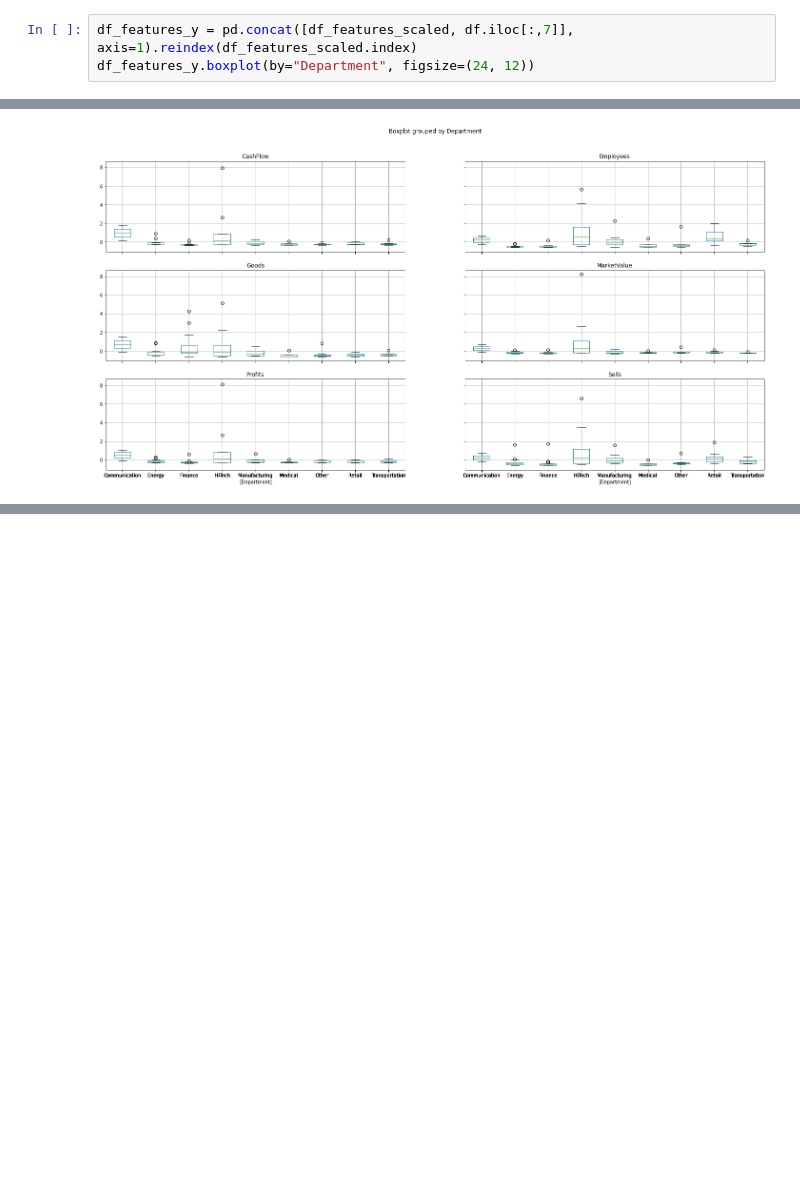
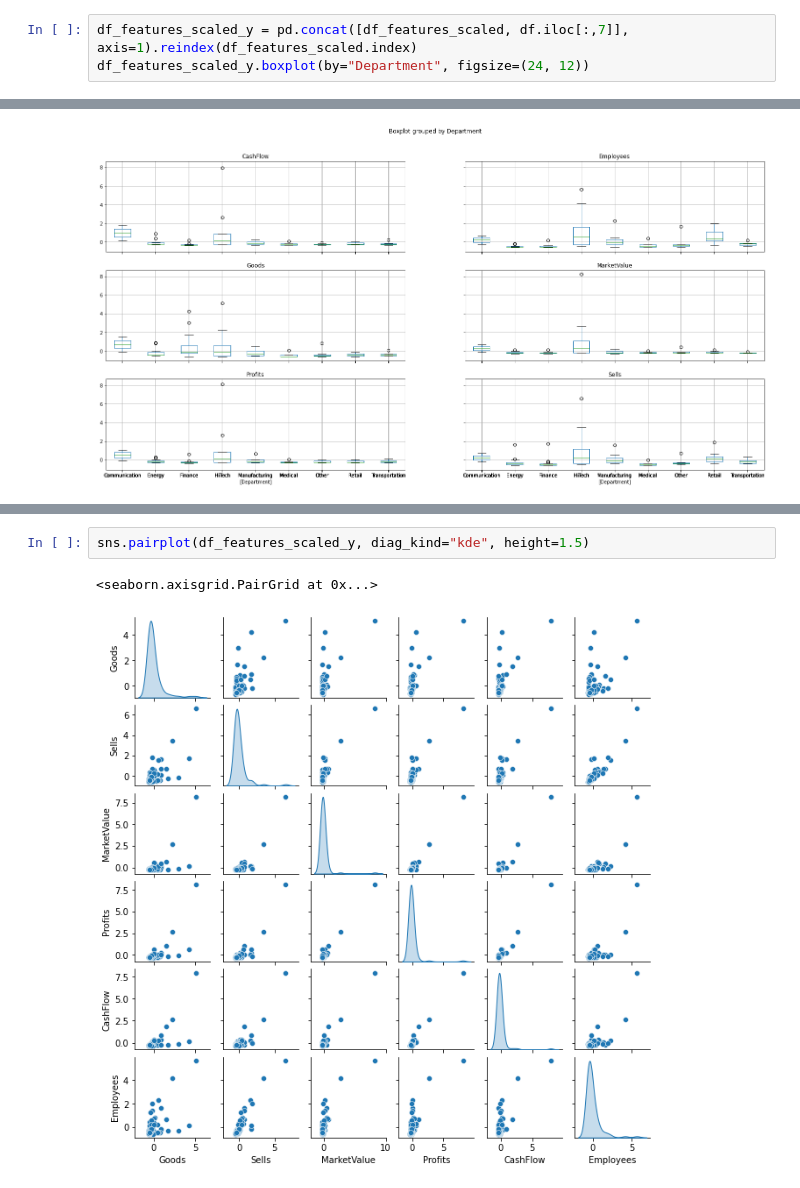
Before and after one commit to MartinSantaGitHub/curso-estadistica-multivariante, a Jupyter notebook: Tareas/tarea_01.ipynb, the cells around one changed output, grey strips where cells are left out. Saved outputs shown, nothing was run; the diff lists cells and outputs as text; blank space fills up the shorter version.

```diff
--- a/Tareas/tarea_01.ipynb
+++ b/Tareas/tarea_01.ipynb
@@ -98,8 +93,8 @@ plt.tight_layout()
 # %% [output]
 [figure]
 # %%
-df_features_y = pd.concat([df_features_scaled, df.iloc[:,7]], axis=1).reindex(df_features_scaled.index)
-df_features_y.boxplot(by="Department", figsize=(24, 12))
+df_features_scaled_y = pd.concat([df_features_scaled, df.iloc[:,7]], axis=1).reindex(df_features_scaled.index)
+df_features_scaled_y.boxplot(by="Department", figsize=(24, 12))
 # %% [output]
 Creating an ndarray from ragged nested sequences (which is a list-or-tuple of lists-or-tuples-or ndarrays with different lengths or shapes) is deprecated. If you meant to do this, you must specify 'dt ...
 
@@ -127,0 +140,5 @@ array([[<matplotlib.axes._subplots.AxesSubplot object at 0x...>,
+# %%
+sns.pairplot(df_features_scaled_y, diag_kind="kde", height=1.5)
+# %% [output]
+<seaborn.axisgrid.PairGrid at 0x...>
+[figure, added]
```
Also changed, not shown: parts of 3 cells of this notebook.
